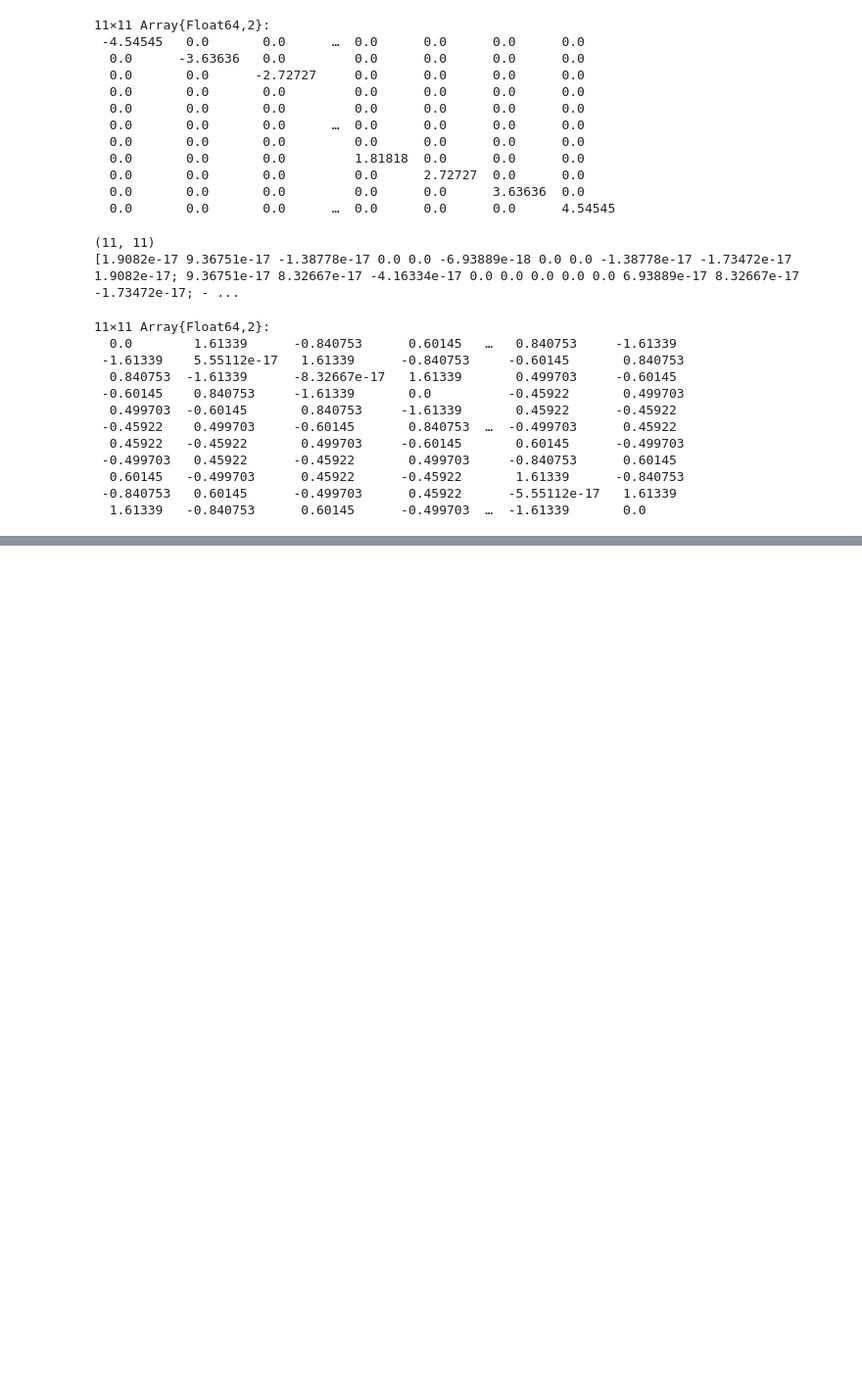
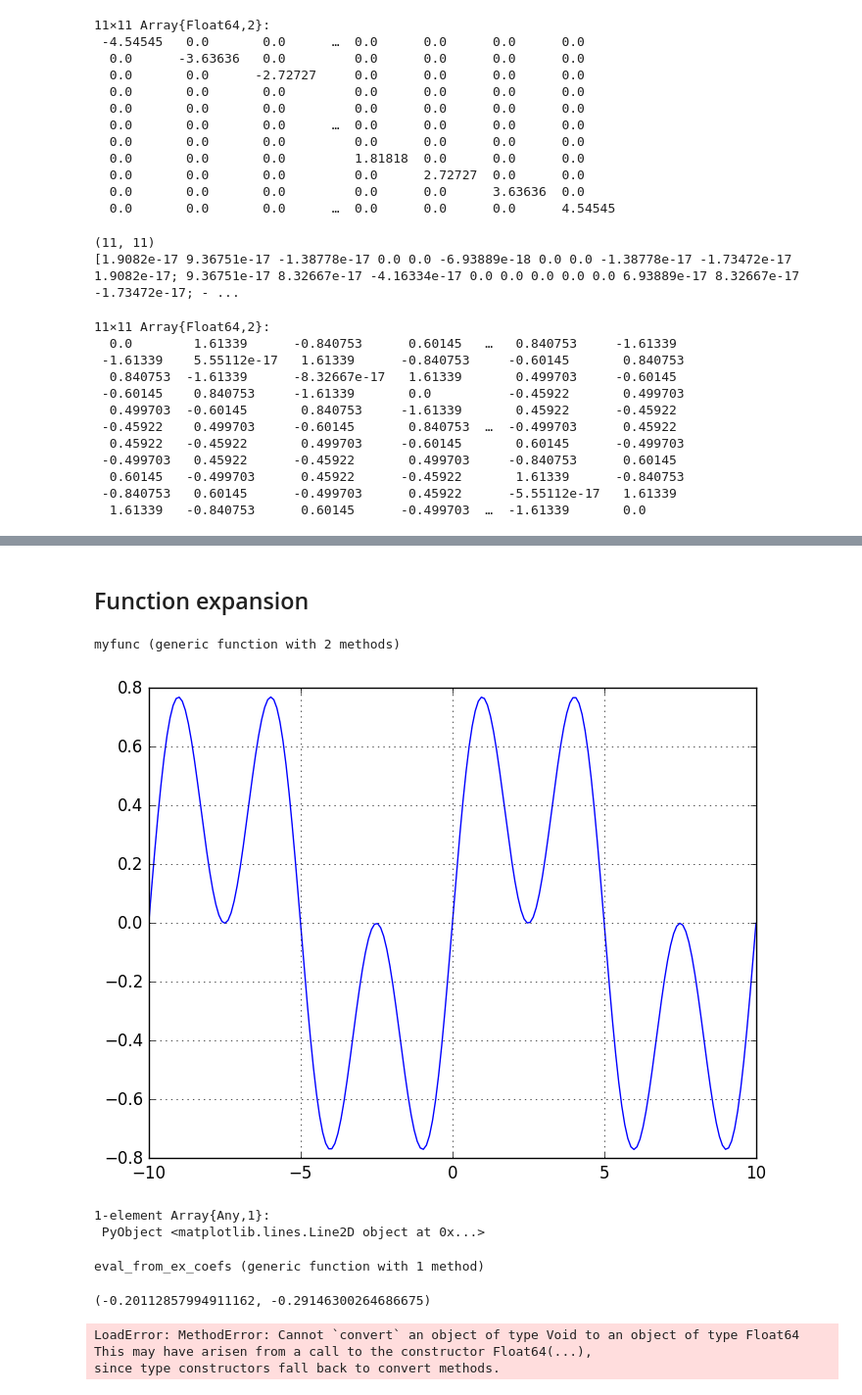
Before and after one commit to f-fathurrahman/ffr-ElectronicStructure.jl, a Jupyter notebook: LF/LeeTuckerman2006/LeeTuckerman2006.ipynb, the cells around one changed output, grey strips where cells are left out. Shown at 98% size. Saved outputs shown, nothing was run; the diff lists cells and outputs as text; code cells hidden in the pictures; blank space fills up the shorter version.

Commit message:
Experiment with expansion coefs

```diff
--- a/LF/LeeTuckerman2006/LeeTuckerman2006.ipynb
+++ b/LF/LeeTuckerman2006/LeeTuckerman2006.ipynb
@@ -140,0 +228,33 @@ imag(T'*X_dvr*T)
+# %% [markdown]
+## Function expansion
+# %%
+L = 10.0
+N = 10
+Nbasis = 2*N + 1
+grid_x = Array{Float64}(Nbasis)
+for α = 1:Nbasis
+    grid_x[α] = L/Nbasis*(α-N-1)
+end
+Δ = L/Nbasis;
+# %%
+function myfunc(L::Float64, x::Float64)
+    ω = 2*pi/L
+    f = cos(ω*x)*sin(2*ω*x)
+    return f
+end
+# %% [output]
+myfunc (generic function with 2 methods)
+# %%
+NptsPlot = 200
+x = Array{Float64}(linspace(-L,L,NptsPlot));
+y = Array{Float64}(NptsPlot)
+for i = 1:NptsPlot
+    y[i] = myfunc(L,x[i])
+end
+plt.clf()
+plt.grid()
+plt.plot(x,y)
+# %% [output]
+[figure, added]
+1-element Array{Any,1}:
+ PyObject <matplotlib.lines.Line2D object at 0x...>
@@ -140,0 +266,31 @@ imag(T'*X_dvr*T)
+# %%
+function eval_from_ex_coefs( ex_coef::Array{Float64}, L, grid_x, x )
+    f = 0.0
+    for i = 1:Nbasis
+        f = f + ex_coef[i]*eval_LF1d_p( i, L, grid_x, x )
+    end
+    return f
+end
+# %% [output]
+eval_from_ex_coefs (generic function with 1 method)
+# %%
+eval_from_ex_coefs( ex_coefs, L, grid_x, grid_x[1] ), myfunc(L, grid_x[1])
+# %% [output]
+(-0.20112857994911162, -0.29146300264686675)
+# %%
+NptsPlot = 200
+x = Array{Float64}(linspace(-L,L,NptsPlot));
+y1 = Array{Float64}(NptsPlot)
+y2 = Array{Float64}(NptsPlot)
+for i = 1:NptsPlot
+    y1[i] = myfunc(L,x[i])
+    y2[i] = eval_from_ex_coefs( ex_coefs, L, grid_x, x[i])
+end
+plt.clf()
+plt.grid()
+plt.plot(x,y1)
+plt.plot(x,y2)
+# %% [output]
+LoadError: MethodError: Cannot `convert` an object of type Void to an object of type Float64
+This may have arisen from a call to the constructor Float64(...),
+since type constructors fall back to convert methods.
```
Also changed, not shown: parts of 10 cells of this notebook.
